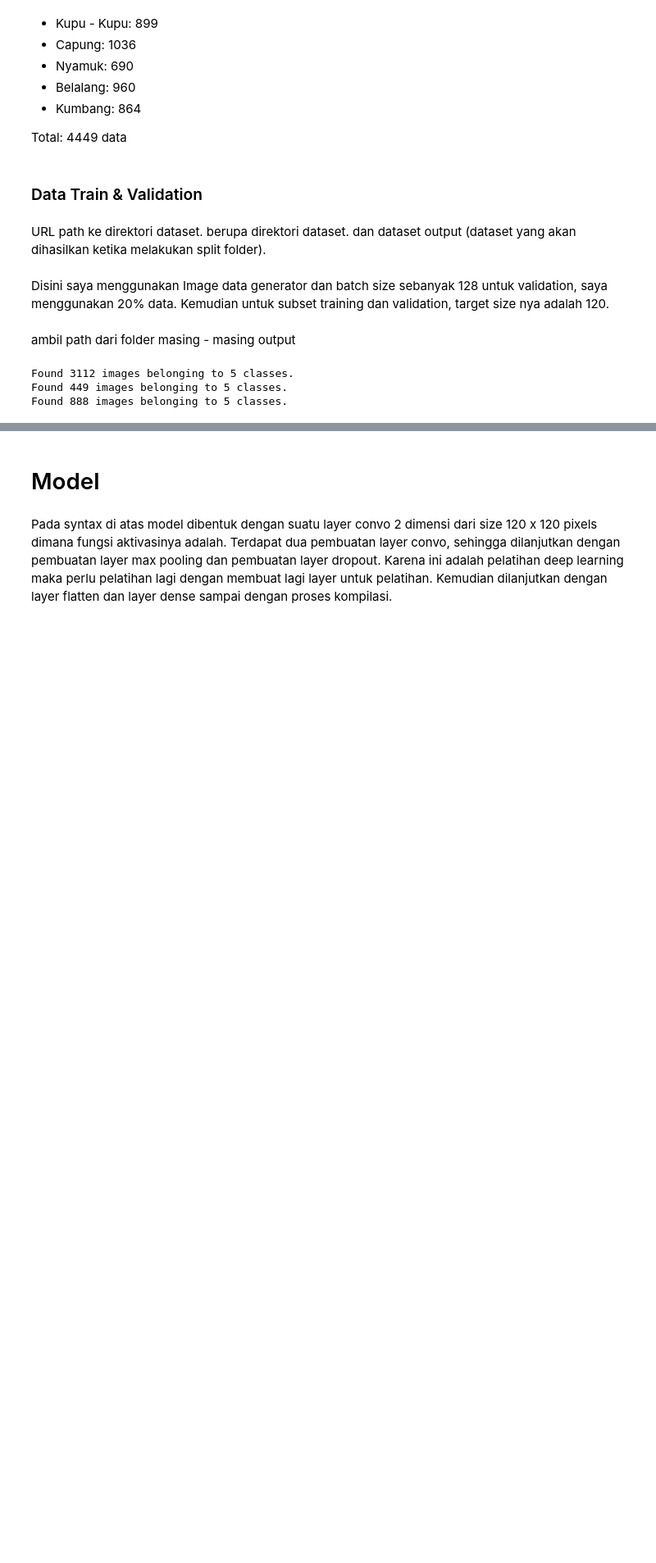
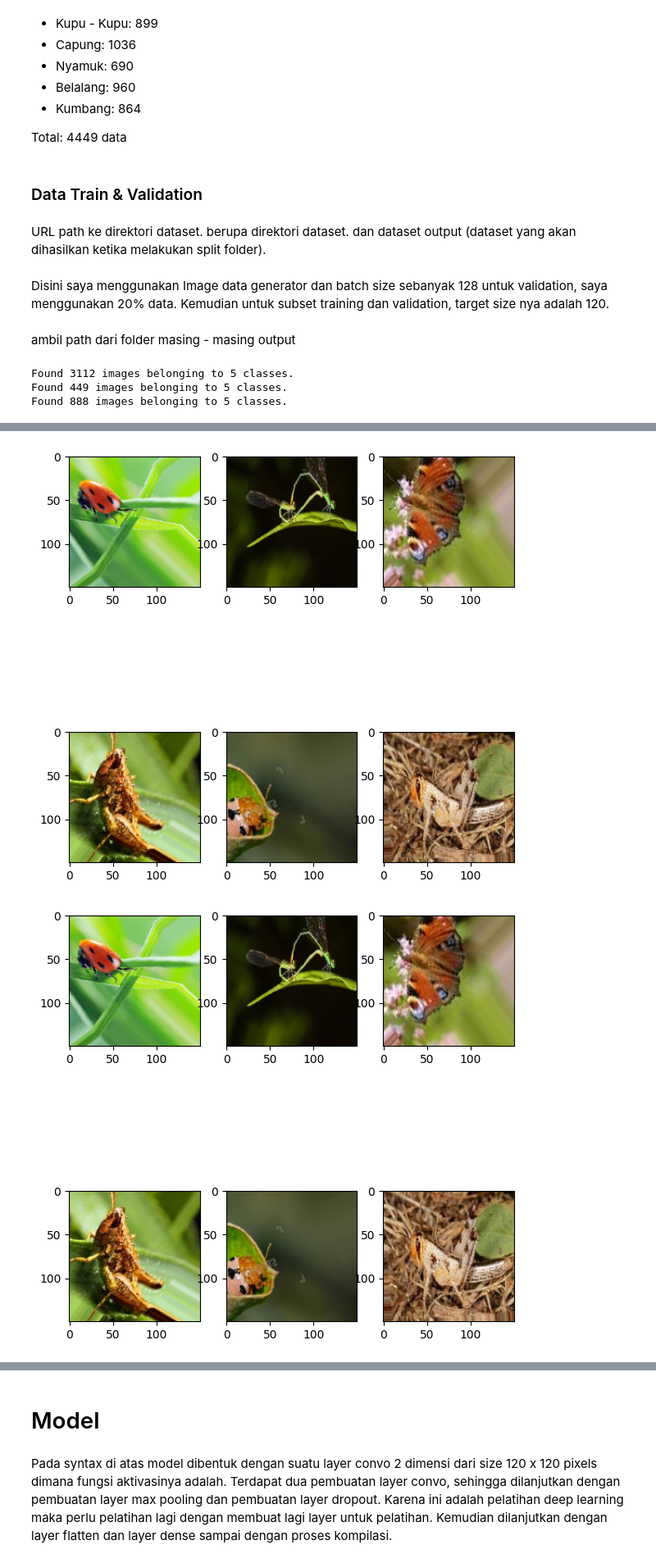
Before and after one commit to riskykrnawan/PA_KB, a Jupyter notebook: PA_KB.ipynb, the cells around one changed output, grey strips where cells are left out. Shown at 82% size. Saved outputs shown, nothing was run; the diff lists cells and outputs as text; code cells hidden in the pictures; blank space fills up the shorter version.

Commit message:
Visualisasi dataset & akurasi (2.1)

```diff
--- a/PA_KB.ipynb
+++ b/PA_KB.ipynb
@@ -105,8 +111,8 @@ data_img = train_image_generator.flow_from_directory(
     target_size= (150,150),
     batch_size= 8,
     shuffle = True,
-    class_mode = 'categorical',
-    save_to_dir = 'augmented',
-    save_prefix = 'aug',
-    save_format= "jpg"
+    # class_mode = 'categorical',
+    # save_to_dir = 'augmented',
+    # save_prefix = 'aug',
+    # save_format= "jpg"
 )
@@ -120,3 +136,21 @@ for i in range(5):
+# %%
+rows = 2
+cols = 3
+# fig = plt.figure(figsize=(7,8))
+# for j in range (0, rows*cols):
+#     fig.add_subplot(rows, cols, j+1)
+#     plt.imshow(img[j])
+
+for i in range(0, len(img), rows*cols):
+    fig = plt.figure(figsize=(7,8))
+    for j in range (0, rows*cols):
+        fig.add_subplot(rows, cols, j+1)
+        plt.imshow(img[j])
+        # plt.imshow(img[i+j])
+    plt.show()
+# %% [output]
+[figure, added]
+[figure, added]
 # %%
 image, label = train.next()
 
```
Also changed, not shown: parts of 12 cells of this notebook.
